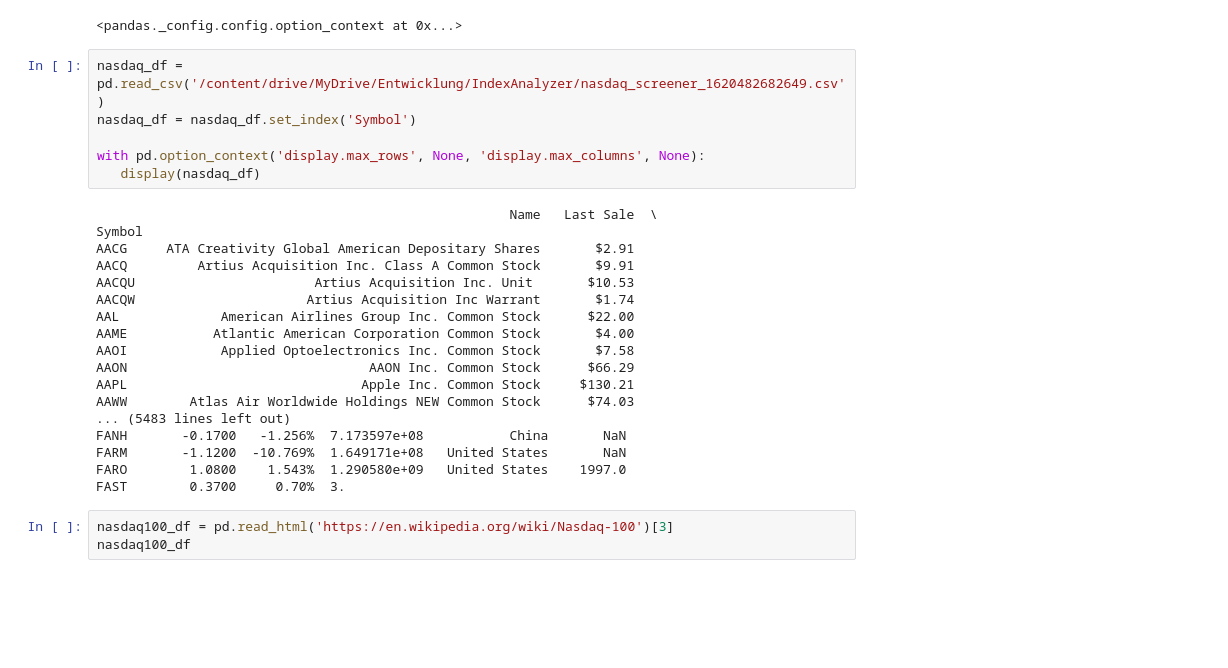
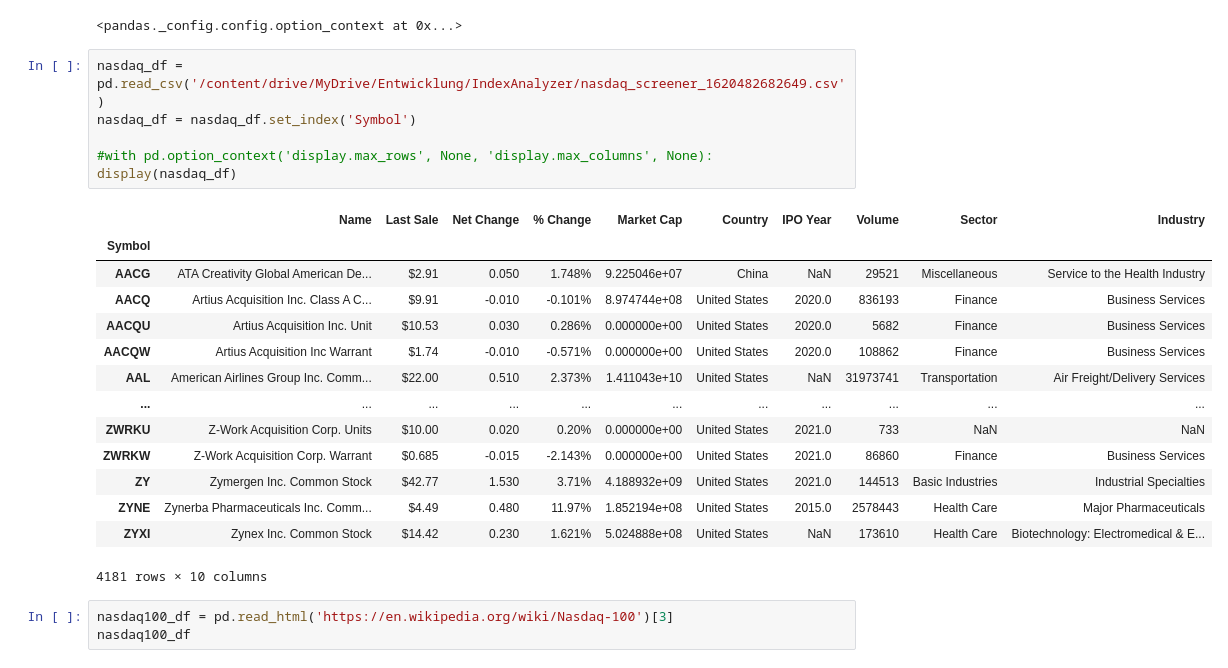
Before and after one commit to DirkFritz/finance_data_analysis, a Jupyter notebook: index_analysis/ndx100_marketcap_analyzer.ipynb, the cells around one changed output. Saved outputs shown, nothing was run; the diff lists cells and outputs as text; blank space fills up the shorter version.

```diff
--- a/index_analysis/ndx100_marketcap_analyzer.ipynb
+++ b/index_analysis/ndx100_marketcap_analyzer.ipynb
@@ -7,27 +7,24 @@ import pandas as pd
 # %%
 nasdaq_df = pd.read_csv('/content/drive/MyDrive/Entwicklung/IndexAnalyzer/nasdaq_screener_1620482682649.csv')
 nasdaq_df = nasdaq_df.set_index('Symbol')
 
-with pd.option_context('display.max_rows', None, 'display.max_columns', None):
-   display(nasdaq_df)
+#with pd.option_context('display.max_rows', None, 'display.max_columns', None):
+display(nasdaq_df)
 # %% [output]
+|  | Name | Last Sale | Net Change | % Change | Market Cap | Country | IPO Year | Volume | Sector | Industry |
+| Symbol |  |  |  |  |  |  |  |  |  |  |
+| AACG | ATA Creativity Global American De... | $2.91 | 0.050 | 1.748% | 9.225046e+07 | China | NaN | 29521 | Miscellaneous | Service to the Health Industry |
+| AACQ | Artius Acquisition Inc. Class A C... | $9.91 | -0.010 | -0.101% | 8.974744e+08 | United States | 2020.0 | 836193 | Finance | Business Services |
+| AACQU | Artius Acquisition Inc. Unit | $10.53 | 0.030 | 0.286% | 0.000000e+00 | United States | 2020.0 | 5682 | Finance | Business Services |
+| AACQW | Artius Acquisition Inc Warrant | $1.74 | -0.010 | -0.571% | 0.000000e+00 | United States | 2020.0 | 108862 | Finance | Business Services |
+| AAL | American Airlines Group Inc. Comm... | $22.00 | 0.510 | 2.373% | 1.411043e+10 | United States | NaN | 31973741 | Transportation | Air Freight/Delivery Services |
+| ... | ... | ... | ... | ... | ... | ... | ... | ... | ... | ... |
+| ZWRKU | Z-Work Acquisition Corp. Units | $10.00 | 0.020 | 0.20% | 0.000000e+00 | United States | 2021.0 | 733 | NaN | NaN |
+| ZWRKW | Z-Work Acquisition Corp. Warrant | $0.685 | -0.015 | -2.143% | 0.000000e+00 | United States | 2021.0 | 86860 | Finance | Business Services |
+| ZY | Zymergen Inc. Common Stock | $42.77 | 1.530 | 3.71% | 4.188932e+09 | United States | 2021.0 | 144513 | Basic Industries | Industrial Specialties |
+| ZYNE | Zynerba Pharmaceuticals Inc. Comm... | $4.49 | 0.480 | 11.97% | 1.852194e+08 | United States | 2015.0 | 2578443 | Health Care | Major Pharmaceuticals |
+| ZYXI | Zynex Inc. Common Stock | $14.42 | 0.230 | 1.621% | 5.024888e+08 | United States | NaN | 173610 | Health Care | Biotechnology: Electromedical & E... |
-                                                     Name   Last Sale  \
-Symbol
-AACG     ATA Creativity Global American Depositary Shares       $2.91
-AACQ         Artius Acquisition Inc. Class A Common Stock       $9.91
-AACQU                       Artius Acquisition Inc. Unit       $10.53
-AACQW                      Artius Acquisition Inc Warrant       $1.74
-AAL             American Airlines Group Inc. Common Stock      $22.00
-AAME           Atlantic American Corporation Common Stock       $4.00
-AAOI            Applied Optoelectronics Inc. Common Stock       $7.58
-AAON                               AAON Inc. Common Stock      $66.29
-AAPL                              Apple Inc. Common Stock     $130.21
-AAWW        Atlas Air Worldwide Holdings NEW Common Stock      $74.03
-... (5483 lines left out)
-FANH       -0.1700   -1.256%  7.173597e+08           China       NaN
-FARM       -1.1200  -10.769%  1.649171e+08   United States       NaN
-FARO        1.0800    1.543%  1.290580e+09   United States    1997.0
-FAST        0.3700     0.70%  3.
+4181 rows × 10 columns
 # %%
 nasdaq100_df = pd.read_html('https://en.wikipedia.org/wiki/Nasdaq-100')[3]
 nasdaq100_df
```
Also changed, not shown: parts of 6 cells of this notebook.
